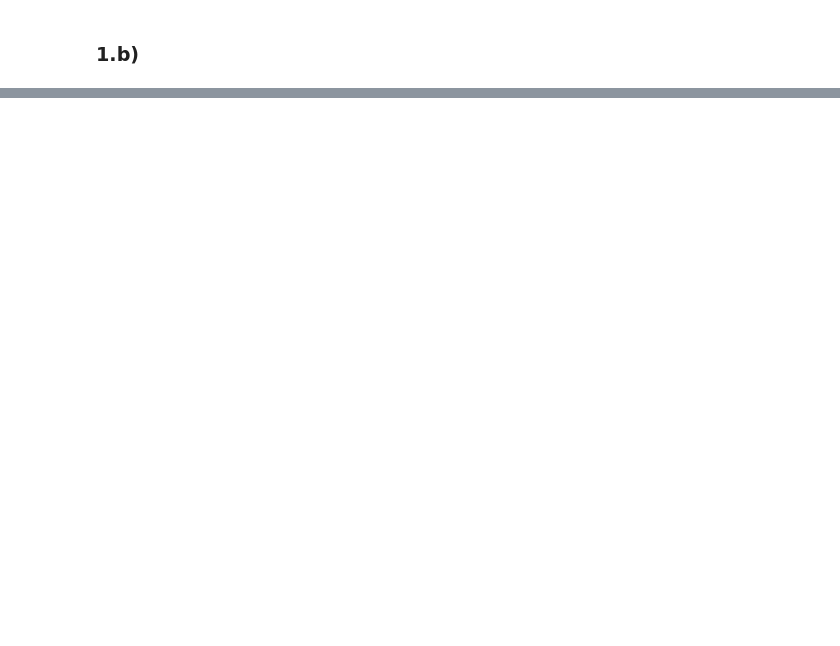
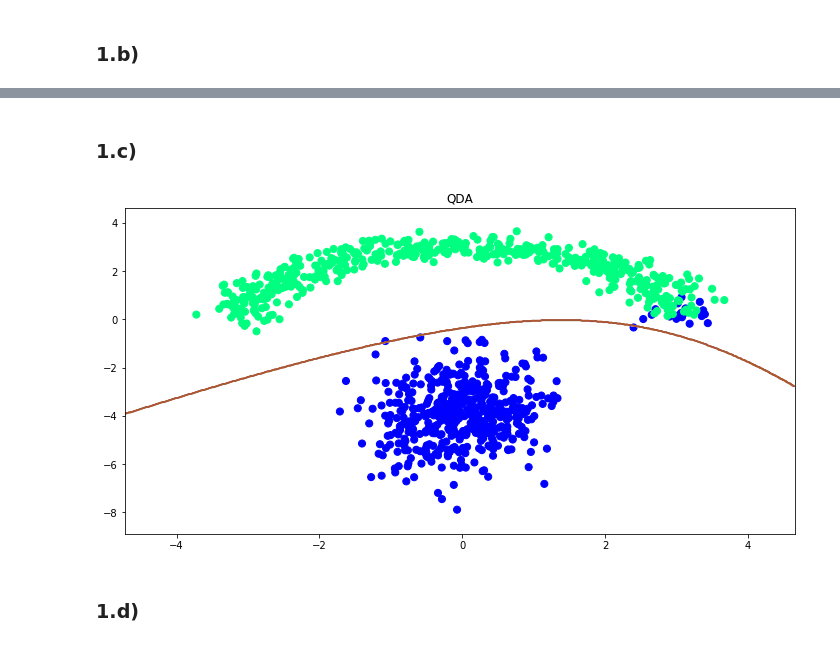
Before and after one commit to GabrielValenzuelaLorca/tarea2maquinas, a Jupyter notebook: Tarea 2.ipynb, the cells around one changed output, grey strips where cells are left out. Cells and saved outputs as stored; diff of their text form; code cells hidden in the pictures; blank space fills up the shorter version.

```diff
--- a/Tarea 2.ipynb
+++ b/Tarea 2.ipynb
@@ -72,0 +73,11 @@ visualize_border(model,X,y,"LDA")
+# %% [markdown]
+### 1.c)
+# %%
+from sklearn.discriminant_analysis import QuadraticDiscriminantAnalysis as QDA
+model_QDA = QDA()
+model_QDA.fit(X,y)
+visualize_border(model_QDA,X,y,"QDA")
+# %% [output]
+[figure, added]
+# %% [markdown]
+### 1.d)
```
Also changed, not shown: parts of 3 cells of this notebook.
